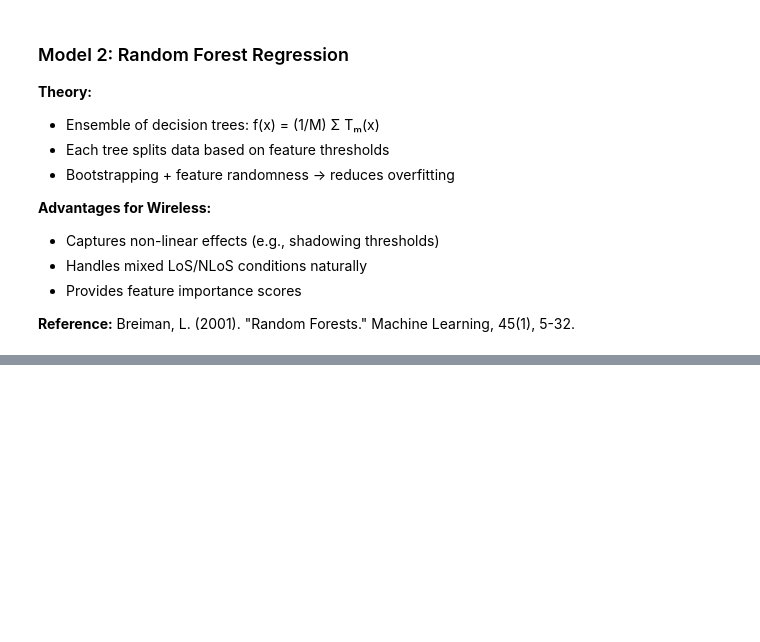
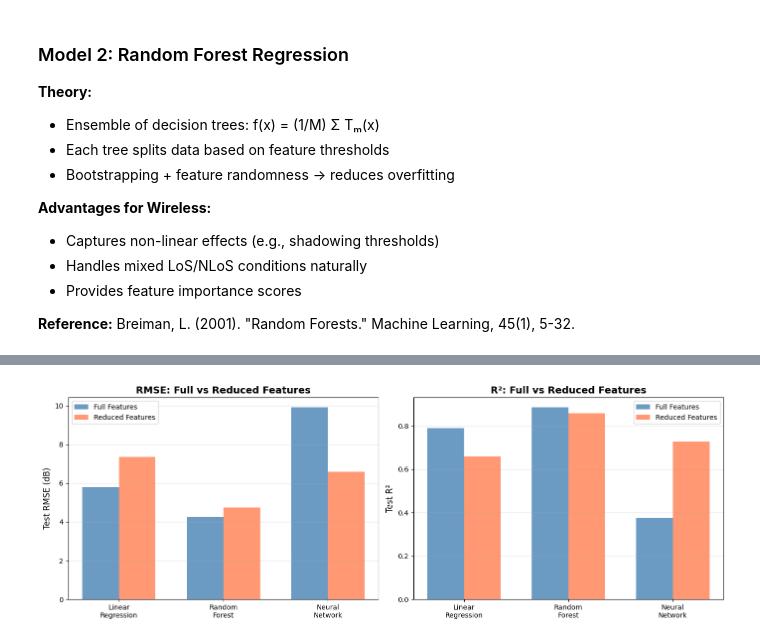
Before and after one commit to SaM27my/EE58009_ML_WC_Assinments, a Jupyter notebook: path_loss_prediction.ipynb, the cells around one changed output, grey strips where cells are left out. Drawn from its saved outputs; the diff is of its cells as text; code cells hidden in the pictures; blank space fills up the shorter version.

```diff
--- a/path_loss_prediction.ipynb
+++ b/path_loss_prediction.ipynb
@@ -1457,0 +1252,18 @@ else:
+# %%
+# Extract reduced features
+X_reduced = df[reduced_feature_cols].values
+
+print(f"Reduced features shape: {X_reduced.shape}")
+
+# Split data
+X_train_red, X_test_red, y_train_red, y_test_red = train_test_split(
+    X_reduced, y, test_size=0.2, random_state=42
+)
+
+# Standardize
+scaler_red = StandardScaler()
+X_train_red_scaled = scaler_red.fit_transform(X_train_red)
+X_test_red_scaled = scaler_red.transform(X_test_red)
+
+print(f"Train set: {X_train_red.shape[0]} samples")
+print(f"Test set: {X_test_red.shape[0]} samples")
@@ -1457,0 +1379,38 @@ else:
+# %%
+# Create visualization comparing full vs reduced features
+fig, axes = plt.subplots(1, 2, figsize=(14, 5))
+
+models = ['Linear\nRegression', 'Random\nForest', 'Neural\nNetwork']
+x_pos = np.arange(len(models))
+
+# Plot 1: RMSE Comparison
+ax1 = axes[0]
+width = 0.35
+ax1.bar(x_pos - width/2, [test_rmse_lr, test_rmse_rf, test_rmse_nn],
+        width, label='Full Features', color='steelblue', alpha=0.8)
+ax1.bar(x_pos + width/2, [test_rmse_lr_red, test_rmse_rf_red, test_rmse_nn_red],
+        width, label='Reduced Features', color='coral', alpha=0.8)
+ax1.set_ylabel('Test RMSE (dB)', fontsize=12)
+ax1.set_title('RMSE: Full vs Reduced Features', fontsize=14, fontweight='bold')
+ax1.set_xticks(x_pos)
+ax1.set_xticklabels(models)
+ax1.legend()
+ax1.grid(True, alpha=0.3, axis='y')
+
+# Plot 2: R² Comparison
+ax2 = axes[1]
+ax2.bar(x_pos - width/2, [test_r2_lr, test_r2_rf, test_r2_nn],
+        width, label='Full Features', color='steelblue', alpha=0.8)
+ax2.bar(x_pos + width/2, [test_r2_lr_red, test_r2_rf_red, test_r2_nn_red],
+        width, label='Reduced Features', color='coral', alpha=0.8)
+ax2.set_ylabel('Test R²', fontsize=12)
+ax2.set_title('R²: Full vs Reduced Features', fontsize=14, fontweight='bold')
+ax2.set_xticks(x_pos)
+ax2.set_xticklabels(models)
+ax2.legend()
+ax2.grid(True, alpha=0.3, axis='y')
+
+plt.tight_layout()
+plt.show()
+# %% [output]
+[figure, added]
```
Also changed, not shown: parts of 37 cells of this notebook.
